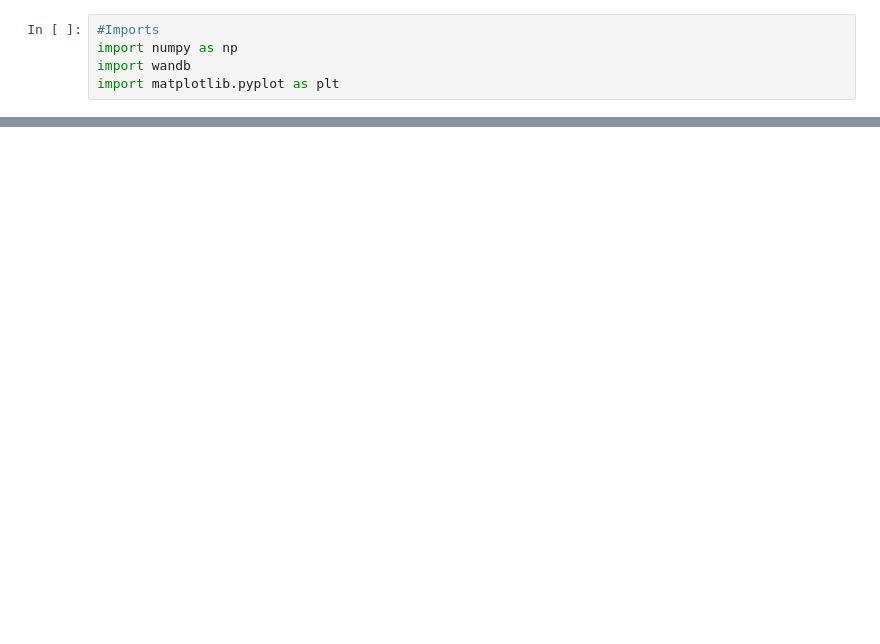
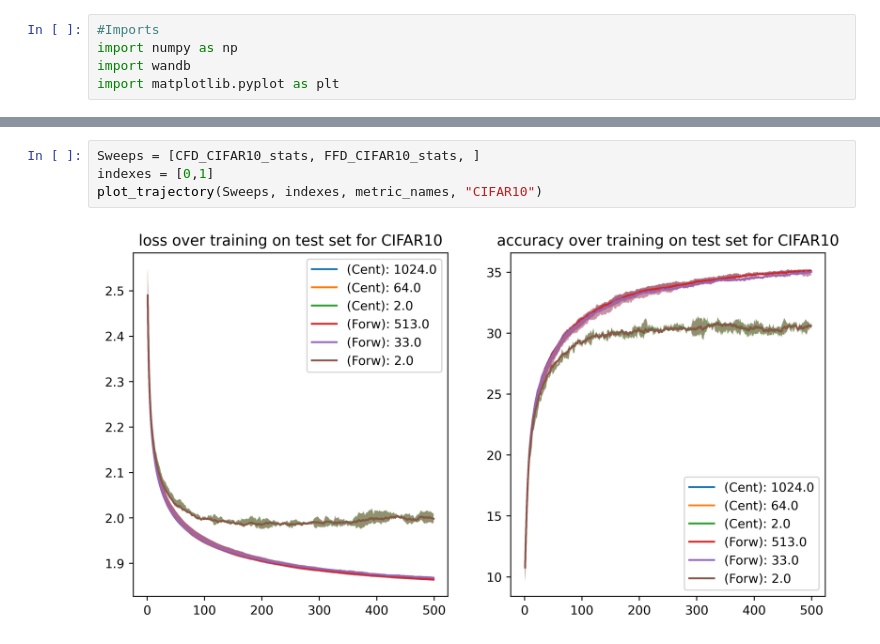
Before and after one commit to MKentKraus/2nd-Order-Perturbations, a Jupyter notebook: visualization.ipynb, the cells around one changed output, grey strips where cells are left out. Drawn from its saved outputs; the diff is of its cells as text; blank space fills up the shorter version.

```diff
--- a/visualization.ipynb
+++ b/visualization.ipynb
@@ -95,3 +344,9 @@ BP_MNIST_stats = get_metrics(BP_Mnist)
+# %%
+Sweeps = [CFD_CIFAR10_stats, FFD_CIFAR10_stats, ]
+indexes = [0,1]
+plot_trajectory(Sweeps, indexes, metric_names, "CIFAR10")
+# %% [output]
+[figure, added]
 # %%
 make_boxplots(FFD_CIFAR10_stats, CFD_CIFAR10_stats, BP_CIFAR10_stats, "CIFAR10")
 make_boxplots(FFD_MNIST_stats, CFD_MNIST_stats, BP_MNIST_stats, "MNIST")
```
Also changed, not shown: parts of 14 cells of this notebook, 1 other file.
